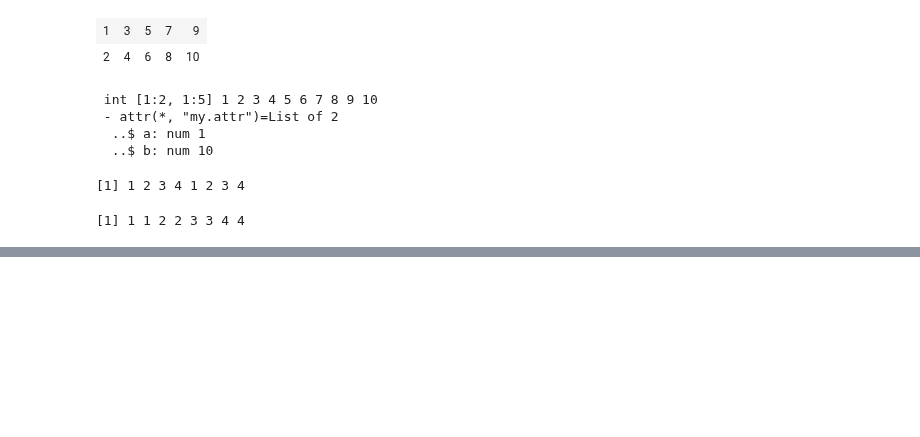
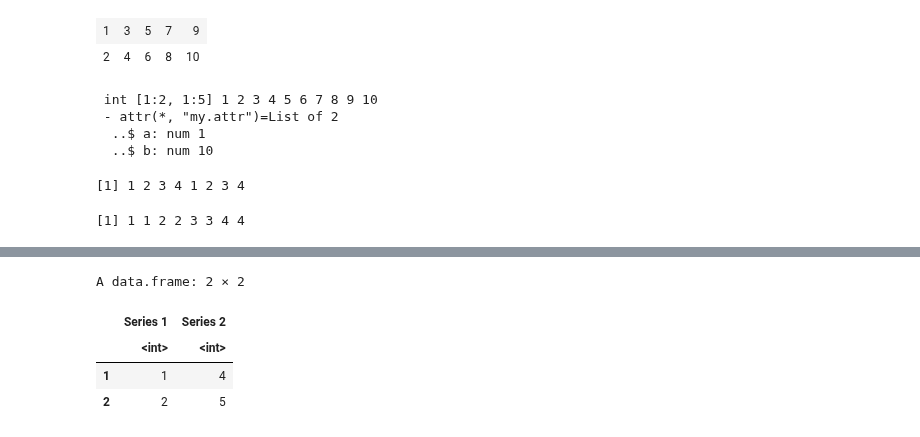
Before and after one commit to lbk209/timeseries, a Jupyter notebook: blog_about_R.ipynb, the cells around one changed output, grey strips where cells are left out. Drawn from its saved outputs; the diff is of its cells as text; code cells hidden in the pictures; blank space fills up the shorter version.

```diff
--- a/blog_about_R.ipynb
+++ b/blog_about_R.ipynb
@@ -306,0 +416,8 @@ rep(1:4, 2) rep(1:4, each = 2) # not the same. rep(1:4, c(2,2,2,2)) # same as se
+# %%
+data.df[1:2,]
+# %% [output]
+A data.frame: 2 × 2
+|  | Series 1 | Series 2 |
+|  | <int> | <int> |
+| 1 | 1 | 4 |
+| 2 | 2 | 5 |
```
Also changed, not shown: parts of 28 cells of this notebook.
